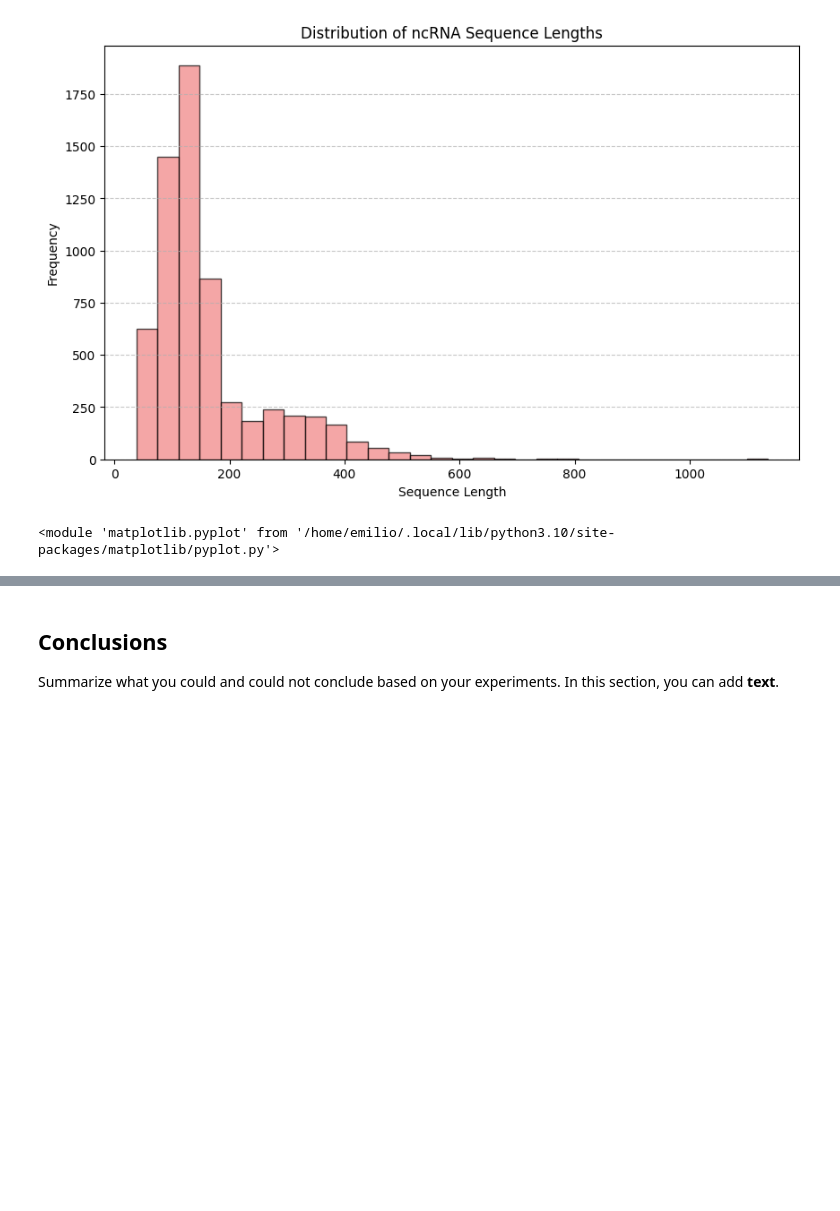
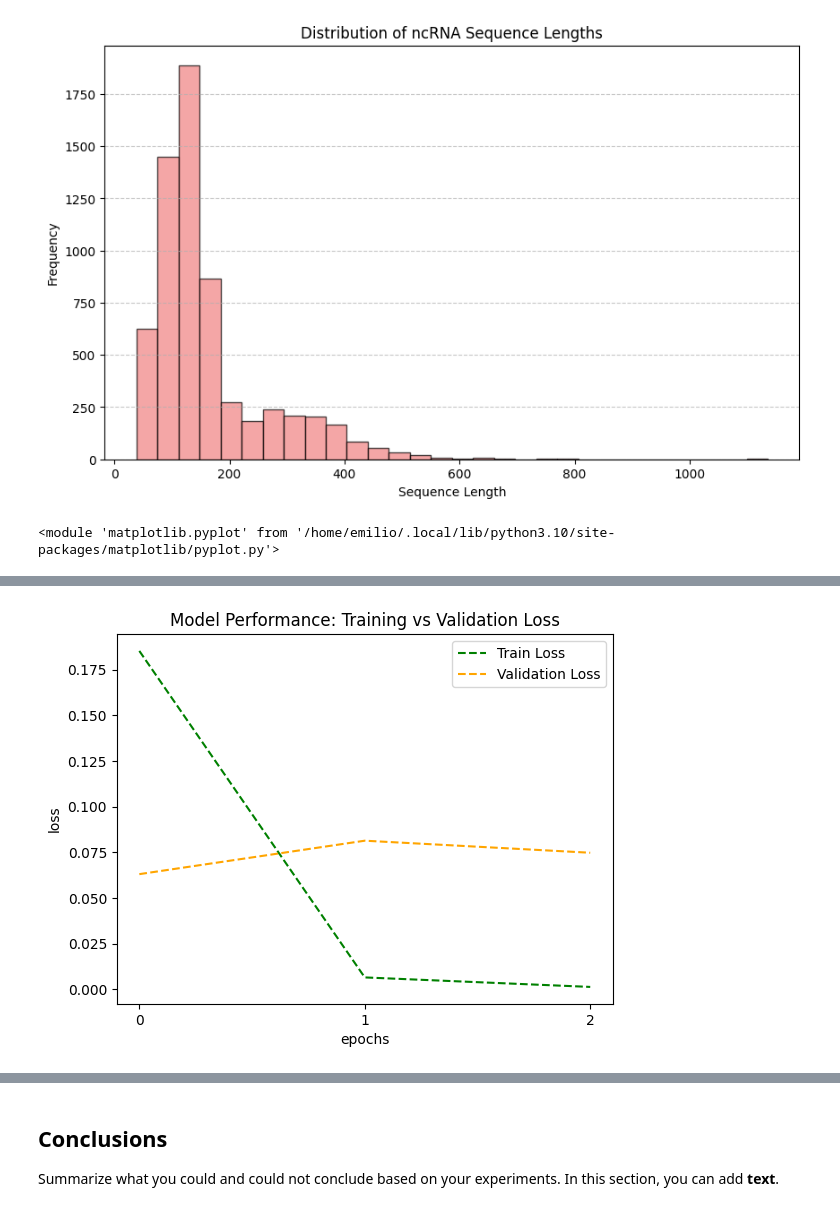
Before and after one commit to devantmarie/comp6841final, a Jupyter notebook: Project_emilio_vello.ipynb, the cells around one changed output, grey strips where cells are left out. Saved outputs shown, nothing was run; the diff lists cells and outputs as text; code cells hidden in the pictures; blank space fills up the shorter version.

```diff
--- a/Project_emilio_vello.ipynb
+++ b/Project_emilio_vello.ipynb
@@ -172,3 +190,7 @@ Final Test Class Accuracy:  [0, 1.0, 0.988, 0.985, 0, 0, 0, 0, 0, 0, 0, 0, 0, 0]
+# %%
+rclass.performance_plot()
+# %% [output]
+[figure, added]
 # %%
 seq_size = 119
 simpleModel = SimpleLinear(input_size=seq_size*4)
```
Also changed, not shown: parts of 8 cells of this notebook, 1 other file.
